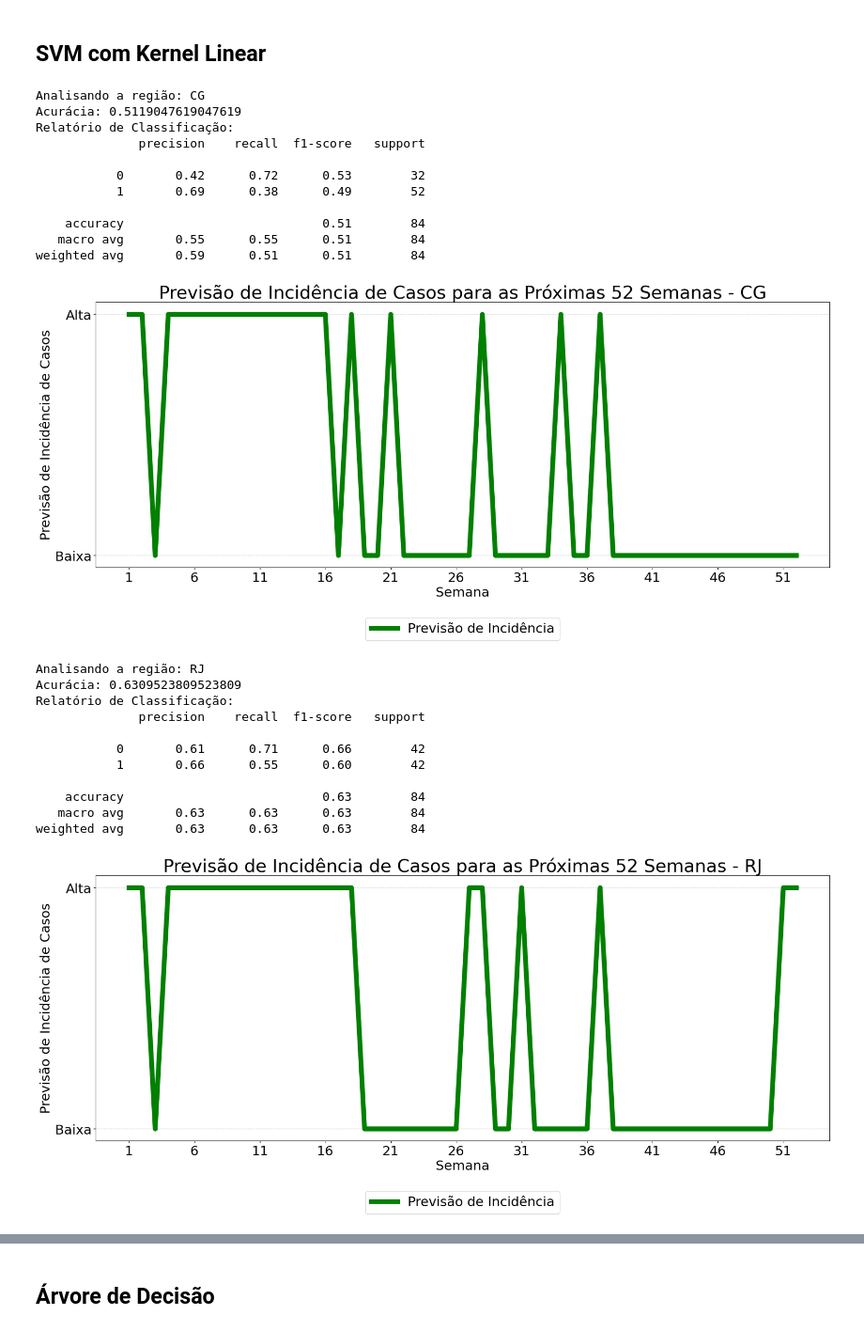
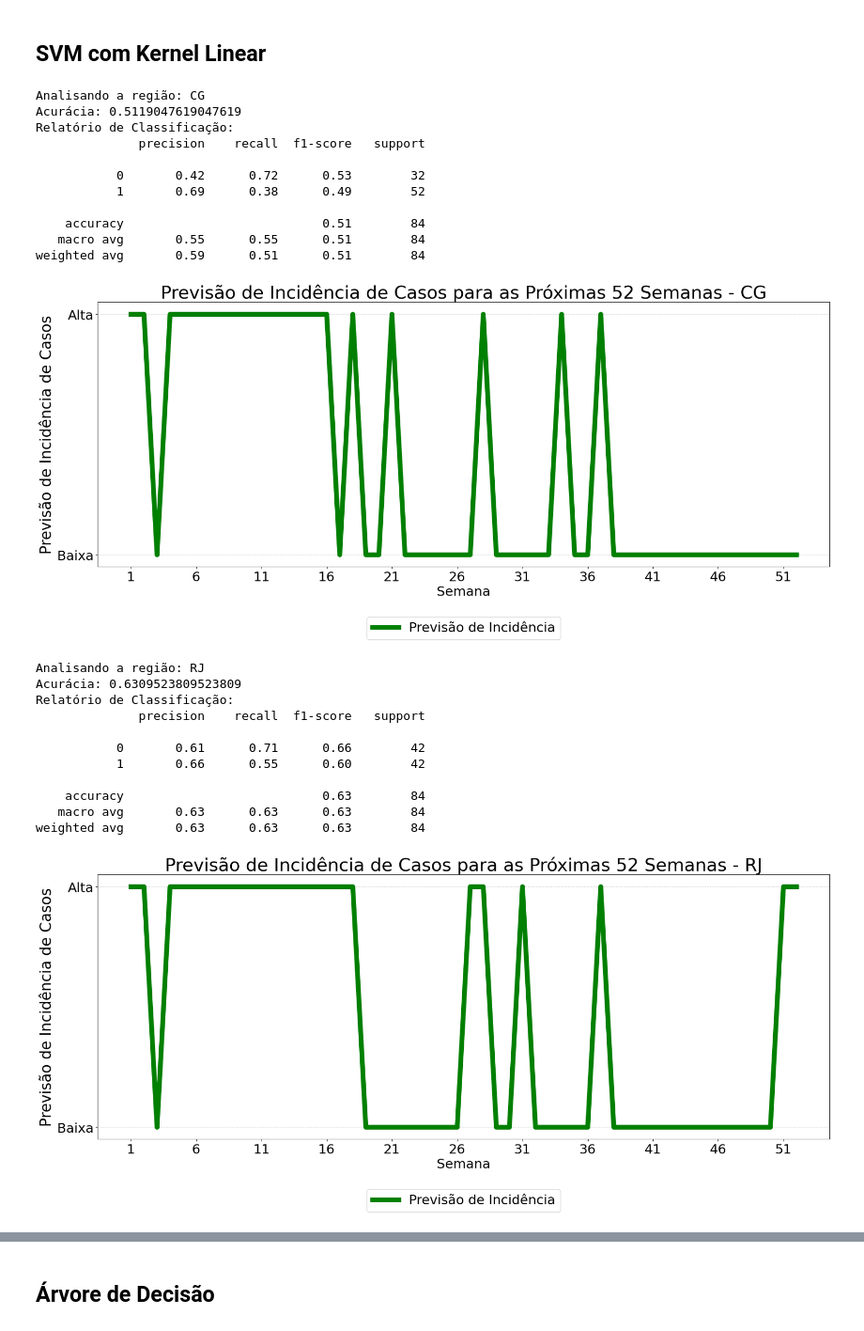
Before and after one commit to 07Dalmaso/TCC-, a Jupyter notebook: TCC - ANALISE PREDITIVA/anlise_preditiva.ipynb, the cells around one changed output, grey strips where cells are left out. Shown at 94% size. Drawn from its saved outputs; the diff is of its cells as text; code cells hidden in the pictures.

```diff
--- a/TCC - ANALISE PREDITIVA/anlise_preditiva.ipynb
+++ b/TCC - ANALISE PREDITIVA/anlise_preditiva.ipynb
@@ -721,35 +721,35 @@ for regiao, caminho in arquivos_regioes.items():
     previsoes = []
     for i in range(52):
         semana_atual = ultimas_entradas.iloc[i % len(ultimas_entradas)].copy()
         semana_atual['Semana'] = i + 1
         semana_atual_df = pd.DataFrame([semana_atual], columns=X.columns)
         caso_previsto = model.predict(semana_atual_df)
         previsoes.append(caso_previsto[0])
 
     semanas = range(1, 53)
     plt.figure(figsize=(22, 8))
     plt.plot(semanas, previsoes, marker='o', linestyle='-', color='green', label='Previsão de Incidência', linewidth=8)
     plt.xlabel('Semana', fontsize=22)
-    plt.ylabel('Previsão de Incidência de Casos', fontsize=2)
+    plt.ylabel('Previsão de Incidência de Casos', fontsize=25)
     plt.title(f'Previsão de Incidência de Casos para as Próximas 52 Semanas - {regiao}', fontsize=30)
     plt.xticks(range(1, 53, 5), fontsize=22)
     plt.yticks([0, 1], ['Baixa', 'Alta'], fontsize=22)
     plt.grid(axis='y', linestyle='--', alpha=0.5)
     plt.legend(loc='lower center', bbox_to_anchor=(0.5, -0.30), fontsize=22)
     plt.show()
 # %% [output]
 Analisando a região: CG
 Acurácia: 0.5119047619047619
 Relatório de Classificação:
               precision    recall  f1-score   support
 
            0       0.42      0.72      0.53        32
            1       0.69      0.38      0.49        52
 
     accuracy                           0.51        84
    macro avg       0.55      0.55      0.51        84
 weighted avg       0.59      0.51      0.51        84
-[figure, old version]
+[figure, new version]
 Analisando a região: RJ
 Acurácia: 0.6309523809523809
 Relatório de Classificação:
@@ -761,7 +761,7 @@ Relatório de Classificação:
     accuracy                           0.63        84
    macro avg       0.63      0.63      0.63        84
 weighted avg       0.63      0.63      0.63        84
-[figure, old version]
+[figure, new version]
 Analisando a região: VA
 Acurácia: 0.7142857142857143
 Relatório de Classificação:
```
Also changed, not shown: parts of 3 cells of this notebook.
